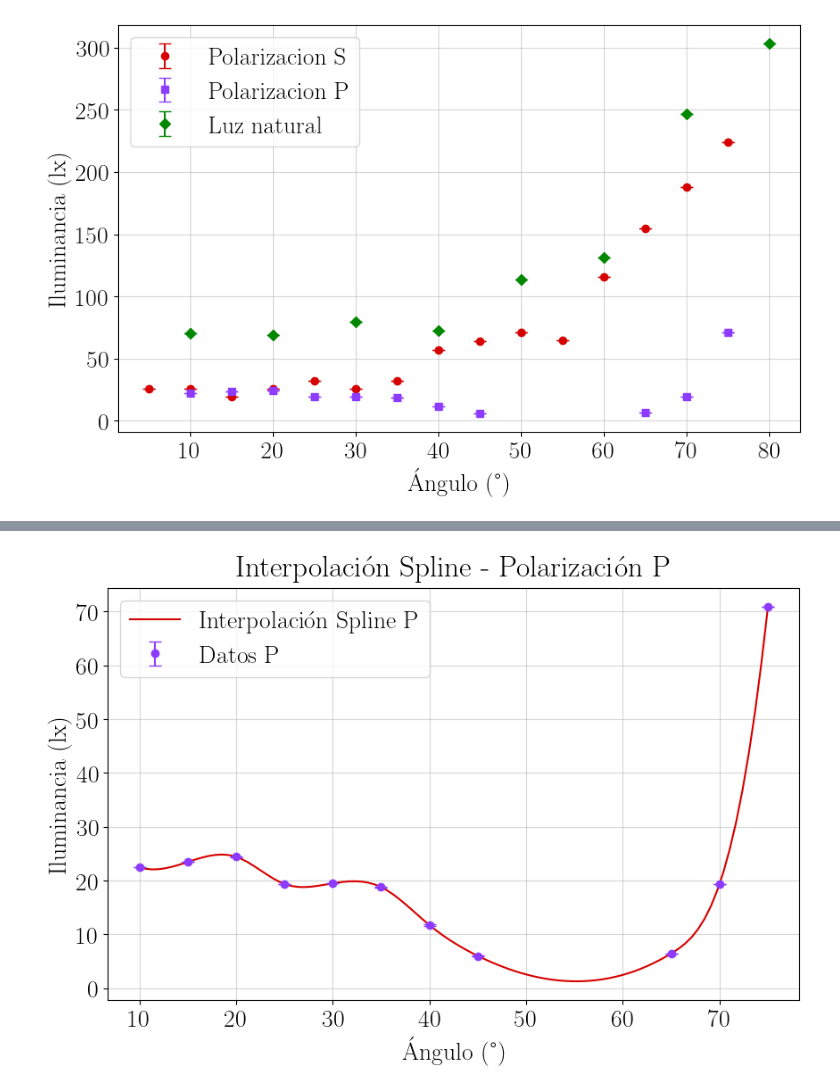
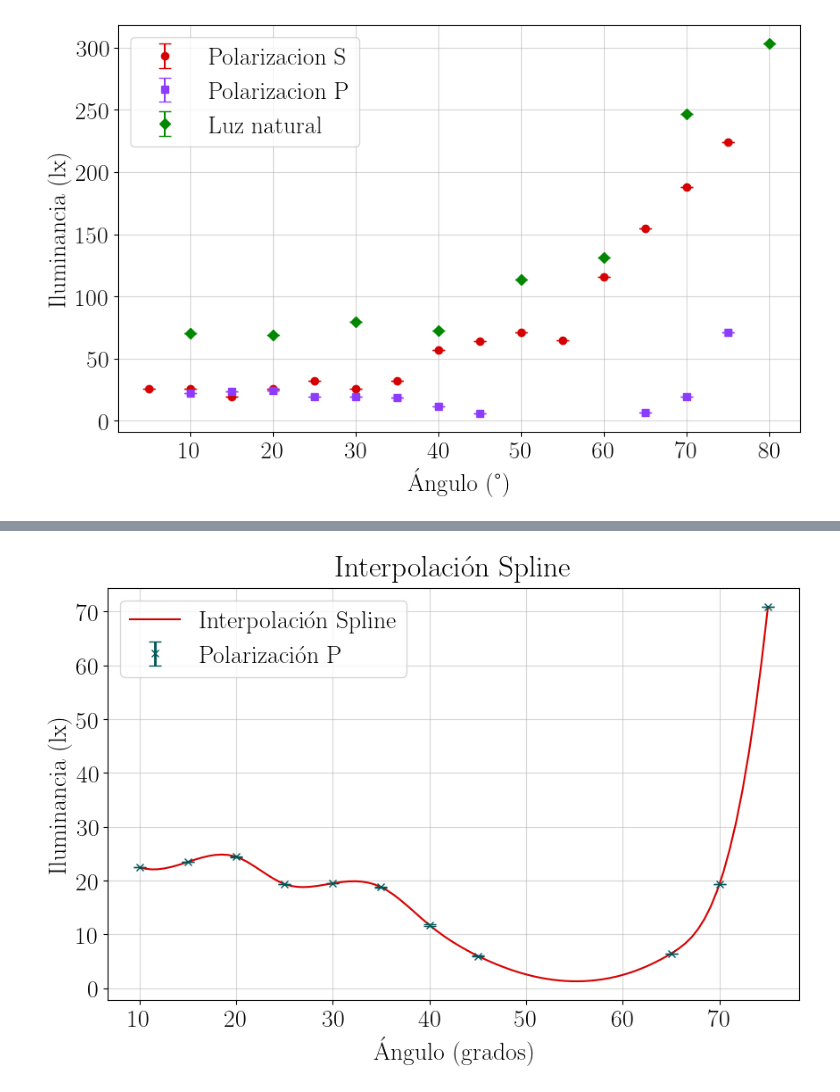
Before and after one commit to PinzonHarker/2024-II_Mediciones_Opticas, a Jupyter notebook: Exp7_Ecuaciones_De_Fresnel/analisis.ipynb, the cells around one changed output, grey strips where cells are left out. Cells and saved outputs as stored; diff of their text form; code cells hidden in the pictures.

```diff
--- a/Exp7_Ecuaciones_De_Fresnel/analisis.ipynb
+++ b/Exp7_Ecuaciones_De_Fresnel/analisis.ipynb
@@ -268,30 +187,3 @@ plt.legend()
 plt.show()
 # %% [output]
 [figure]
-# %%
-results_df_original = results_df.copy()
-
-## Ajuste para datos de Luz linterna con polarizacion P
-
-# Identificar datos que son cero para el tercer directorio
-tercer_directorio = results_df["Directorio"].unique()[2]
-subset_tercer_directorio = results_df[results_df["Directorio"] == tercer_directorio]
-subset_tercer_directorio_original = results_df_original[results_df_original["Directorio"] == tercer_directorio]
-
-
-# Filtrar filas donde la iluminancia promedio es cero
-datos_cero = subset_tercer_directorio[subset_tercer_directorio["Iluminancia promedio (lx)"] == 0]
-
-# Remover filas con iluminancia promedio cero del DataFrame original
-results_df = results_df[results_df["Iluminancia promedio (lx)"] != 0]
-
-print("Datos con iluminancia cero para el tercer directorio:")
-print(datos_cero)
-print(results_df)
-
-# Remover filas con ángulo de 80 grados para el tercer directorio
-results_df = results_df[~((results_df["Directorio"] == tercer_directorio) & (results_df["Ángulo (grados)"] == 80))]
-subset_tercer_directorio_original = subset_tercer_directorio_original[~(subset_tercer_directorio_original["Ángulo (grados)"] == 80)]
-
-print("Datos después de remover ángulo de 80 grados para el tercer directorio:")
-print(results_df)
@@ -337,23 +197,22 @@ plt.show()
 # %%
 # Interpolacion spline para polarizacion P
 subset_polarizacion_p = results_df[results_df["Directorio"] == tercer_directorio]
 subset_polarizacion_p = subset_polarizacion_p.sort_values("Ángulo (radianes)").drop_duplicates()
 x_p = subset_polarizacion_p["Ángulo (radianes)"].values
 y_p = subset_polarizacion_p["Iluminancia promedio (lx)"].values
 x_spline = np.linspace(x_p.min(), x_p.max(), 100)
 spline_func = make_interp_spline(x_p, y_p, k=3)
 y_spline = spline_func(x_spline)
 
 plt.figure(figsize=(10,6))
-plt.plot(np.degrees(x_spline), y_spline, '-', label="Interpolación Spline P")
-plt.errorbar(np.degrees(subset_tercer_directorio_original["Ángulo (radianes)"]),
-             subset_tercer_directorio_original["Iluminancia promedio (lx)"],
+plt.plot(np.degrees(x_spline), y_spline, '-', label="Interpolación Spline")
+plt.errorbar(np.degrees(subset_tercer_directorio_original["Ángulo (radianes)"]), subset_tercer_directorio_original["Iluminancia promedio (lx)"],
              yerr=subset_tercer_directorio_original["Incertidumbre (lx)"],
-             fmt='o', capsize=5, label="Datos P")
-plt.xlabel("Ángulo (°)")
+             fmt='x', capsize=5, elinewidth=2, label="Polarización P", color=colors[8])
+plt.xlabel("Ángulo (grados)")
 plt.ylabel("Iluminancia (lx)")
-plt.title("Interpolación Spline - Polarización P")
+plt.title("Interpolación Spline")
 plt.legend()
 plt.show()
 # %% [output]
-[figure, old version]
+[figure, new version]
```
Also changed, not shown: parts of 18 cells of this notebook, 4 other files.
